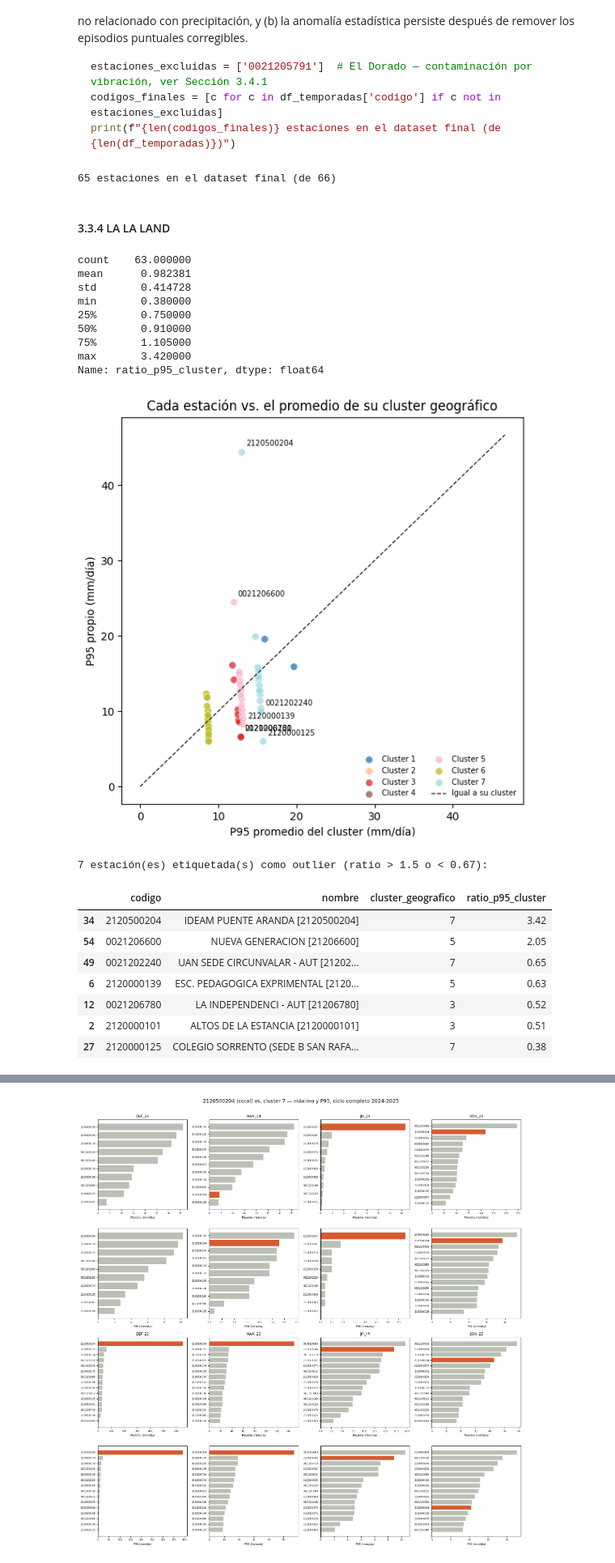
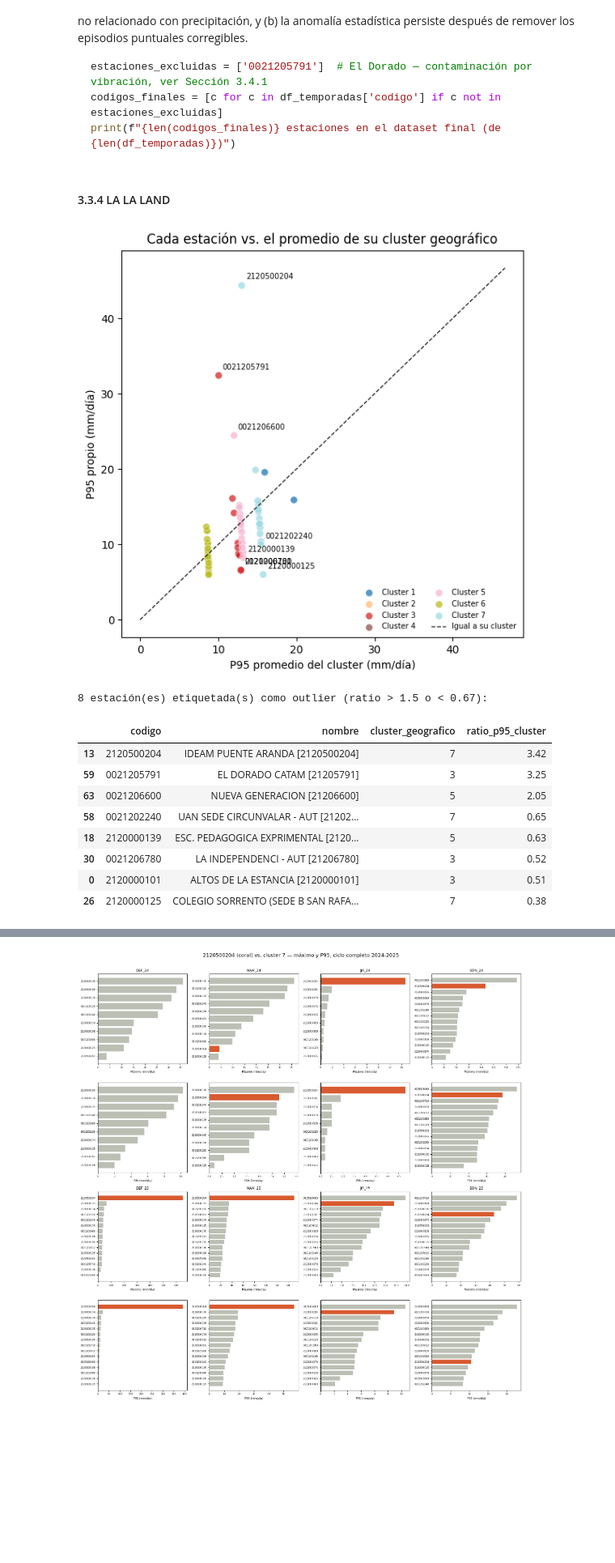
Before and after one commit to DianaScientist/nowcasting-bogota, a Jupyter notebook: data_ingestion/ground_truth/02-station_quality_control.ipynb, the cells around one changed output, grey strips where cells are left out. Shown at 81% size. Drawn from its saved outputs; the diff is of its cells as text; code cells hidden in the pictures; blank space fills up the shorter version.

````diff
--- a/data_ingestion/ground_truth/02-station_quality_control.ipynb
+++ b/data_ingestion/ground_truth/02-station_quality_control.ipynb
@@ -431,6 +431,7 @@ from scipy.cluster.hierarchy import linkage, fcluster
 # %%
 # Lista de las 66 estaciones ya seleccionadas según la sección 2 de ground_truth_labels.ipynb
 estaciones_gt = pd.read_csv('estaciones_ground_truth.csv', dtype={'estacion': str})
+catalogo_gt = pd.read_csv('estaciones_sabana_candidatas.csv', dtype={'codigo': str})
 codigos_gt = estaciones_gt['estacion'].tolist()
 print(f"Estaciones a verificar: {len(codigos_gt)}")
 # %% [output]
@@ -497,13 +505,14 @@ def cadencia_media_min(df, ini, fin):
 # Tabla resumen de control de calidad por estación
 
 # --- Coordenadas (+ altitud/tecnología si existen en el catálogo) ---
-coords = df_catalogo_gt[['codigo', 'nombre', 'latitud', 'longitud']].copy()
+coords = catalogo_gt[['codigo', 'nombre', 'latitud', 'longitud']].copy()
+coords = coords[coords['codigo'].isin(codigos_gt)].copy()
 coords['latitud'] = coords['latitud'].astype(float)
 coords['longitud'] = coords['longitud'].astype(float)
 
-columnas_extra_catalogo = [c for c in ['altitud', 'tecnologia'] if c in df_catalogo_gt.columns]
+columnas_extra_catalogo = [c for c in ['altitud', 'tecnologia'] if c in catalogo_gt.columns]
 if columnas_extra_catalogo:
-    coords = coords.merge(df_catalogo_gt[['codigo'] + columnas_extra_catalogo], on='codigo', how='left')
+    coords = coords.merge(catalogo_gt[['codigo'] + columnas_extra_catalogo], on='codigo', how='left')
 
 # --- Loop principal por estación ---
 filas = []
@@ -564,6 +573,6 @@ columnas_redondeo_3 = [c for c in columnas_numericas if c not in columnas_cadenc
 df_temporadas[columnas_redondeo_3] = df_temporadas[columnas_redondeo_3].round(3)
 df_temporadas[columnas_cadencia] = df_temporadas[columnas_cadencia].round(1)
 
-df_temporadas.to_csv('resumen_qc_estaciones.csv', index=False)
-df_temporadas.head(5)
+df_temporadas.to_csv('resumen_qc_66_estaciones.csv', index=False)
+df_temporadas.head(2)
 # %% [output]
@@ -1128,11 +1121,10 @@ Se busca inspeccionar visualmente cómo se comporta el pico de precipitación m
 sola: una tormenta regional real que afectó a varias estaciones a la vez, o una coincidencia de fecha entre estaciones sin relación geográfica entre sí.
 # %%
 # Tabla larga de picos (una fila por estación-temporada)
-temporadas_orden = ['MAM_24', 'SON_24', 'MAM_25', 'SON_25']
 
 registros_pico = []
 for _, fila in df_temporadas.iterrows():
-    for temporada in temporadas_orden:
+    for temporada in temporadas_orden_lluvia:
         fecha = fila[f'{temporada}_fecha_max_precip']
         valor = fila[f'{temporada}_max_precip']
         if pd.notna(fecha) and pd.notna(valor):
@@ -1355,72 +1350,54 @@ estaciones_excluidas = ['0021205791']  # El Dorado — contaminación por vibrac
 codigos_finales = [c for c in df_temporadas['codigo'] if c not in estaciones_excluidas]
 print(f"{len(codigos_finales)} estaciones en el dataset final (de {len(df_temporadas)})")
 ```
-# %%
-estaciones_excluidas = ['0021205791']  # El Dorado — contaminación por vibración, ver Sección 3.3.3.1
-codigos_finales = [c for c in df_temporadas['codigo'] if c not in estaciones_excluidas]
-print(f"{len(codigos_finales)} estaciones en el dataset final (de {len(df_temporadas)})")
-
-df_temporadas_final = df_temporadas[df_temporadas['codigo'].isin(codigos_finales)].copy()
-# %% [output]
-65 estaciones en el dataset final (de 66)
 # %% [markdown]
 #### 3.3.4 LA LA LAND
-# %%
-print(df_temporadas_final['ratio_p95_cluster'].describe())
-# %% [output]
-count    63.000000
-mean      0.982381
-std       0.414728
-min       0.380000
-25%       0.750000
-50%       0.910000
-75%       1.105000
-max       3.420000
-Name: ratio_p95_cluster, dtype: float64
 # %%
 umbral_outlier = 1.5  # ratio por encima o por debajo de este valor respecto a su cluster
+df_temporadas = df_temporadas.merge(coords[['codigo', 'cluster_geografico']], on='codigo', how='left')
 
 fig, ax = plt.subplots(figsize=(6, 6))
 
-for cluster_id, grupo in df_temporadas_final.groupby('cluster_geografico'):
+for cluster_id, grupo in df_temporadas.groupby('cluster_geografico'):
     color = colores_cluster.get(cluster_id, '#888780')
     ax.scatter(grupo['p95_cluster_prom'], grupo['p95_propia'],
                color=color, alpha=0.75, s=45, edgecolor='white', linewidth=0.5,
                label=f'Cluster {int(cluster_id)}')
 
-lim = max(df_temporadas_final['p95_propia'].max(), df_temporadas_final['p95_cluster_prom'].max()) * 1.05
+lim = max(df_temporadas['p95_propia'].max(), df_temporadas['p95_cluster_prom'].max()) * 1.05
 ax.plot([0, lim], [0, lim], color='#262626', lw=1, linestyle='--', label='Igual a su cluster')
 
 # Etiquetar solo las que se alejan claramente de su cluster (ratio > 1.5 o < 1/1.5)
-outliers = df_temporadas_final[
-    (df_temporadas_final['ratio_p95_cluster'] > umbral_outlier) |
-    (df_temporadas_final['ratio_p95_cluster'] < 1 / umbral_outlier)
+outliers = df_temporadas[
+    (df_temporadas['ratio_p95_cluster'] > umbral_outlier) |
+    (df_temporadas['ratio_p95_cluster'] < 1 / umbral_outlier)
 ]
 for _, fila in outliers.iterrows():
     ax.annotate(fila['codigo'], (fila['p95_cluster_prom'], fila['p95_propia']),
                 fontsize=7, ha='left', va='bottom', xytext=(4, 4), textcoords='offset points')
 
 ax.set_xlabel('P95 promedio del cluster (mm/día)')
 ax.set_ylabel('P95 propio (mm/día)')
 ax.set_title('Cada estación vs. el promedio de su cluster geográfico')
 ax.legend(fontsize=7, frameon=False, loc='lower right', ncol=2)
 
 plt.tight_layout()
 plt.show()
 
 print(f"{len(outliers)} estación(es) etiquetada(s) como outlier (ratio > {umbral_outlier} o < {1/umbral_outlier:.2f}):")
 display(outliers[['codigo', 'nombre', 'cluster_geografico', 'ratio_p95_cluster']].sort_values('ratio_p95_cluster', ascending=False))
 # %% [output]
-[figure, old version]
+[figure, new version]
-7 estación(es) etiquetada(s) como outlier (ratio > 1.5 o < 0.67):
+8 estación(es) etiquetada(s) como outlier (ratio > 1.5 o < 0.67):
 |  | codigo | nombre | cluster_geografico | ratio_p95_cluster |
-| 34 | 2120500204 | IDEAM PUENTE ARANDA [2120500204] | 7 | 3.42 |
-| 54 | 0021206600 | NUEVA GENERACION [21206600] | 5 | 2.05 |
-| 49 | 0021202240 | UAN SEDE CIRCUNVALAR - AUT [21202... | 7 | 0.65 |
-| 6 | 2120000139 | ESC. PEDAGOGICA EXPRIMENTAL [2120... | 5 | 0.63 |
-| 12 | 0021206780 | LA INDEPENDENCI - AUT [21206780] | 3 | 0.52 |
-| 2 | 2120000101 | ALTOS DE LA ESTANCIA [2120000101] | 3 | 0.51 |
-| 27 | 2120000125 | COLEGIO SORRENTO (SEDE B SAN RAFA... | 7 | 0.38 |
+| 13 | 2120500204 | IDEAM PUENTE ARANDA [2120500204] | 7 | 3.42 |
+| 59 | 0021205791 | EL DORADO CATAM [21205791] | 3 | 3.25 |
+| 63 | 0021206600 | NUEVA GENERACION [21206600] | 5 | 2.05 |
+| 58 | 0021202240 | UAN SEDE CIRCUNVALAR - AUT [21202... | 7 | 0.65 |
+| 18 | 2120000139 | ESC. PEDAGOGICA EXPRIMENTAL [2120... | 5 | 0.63 |
+| 30 | 0021206780 | LA INDEPENDENCI - AUT [21206780] | 3 | 0.52 |
+| 0 | 2120000101 | ALTOS DE LA ESTANCIA [2120000101] | 3 | 0.51 |
+| 26 | 2120000125 | COLEGIO SORRENTO (SEDE B SAN RAFA... | 7 | 0.38 |
 # %% [markdown]
 ##### 3.3.4.1 Revisión individual: `2120500204` (IDEAM Puente Aranda)
 
````
Also changed, not shown: parts of 71 cells of this notebook, 5 other files.
